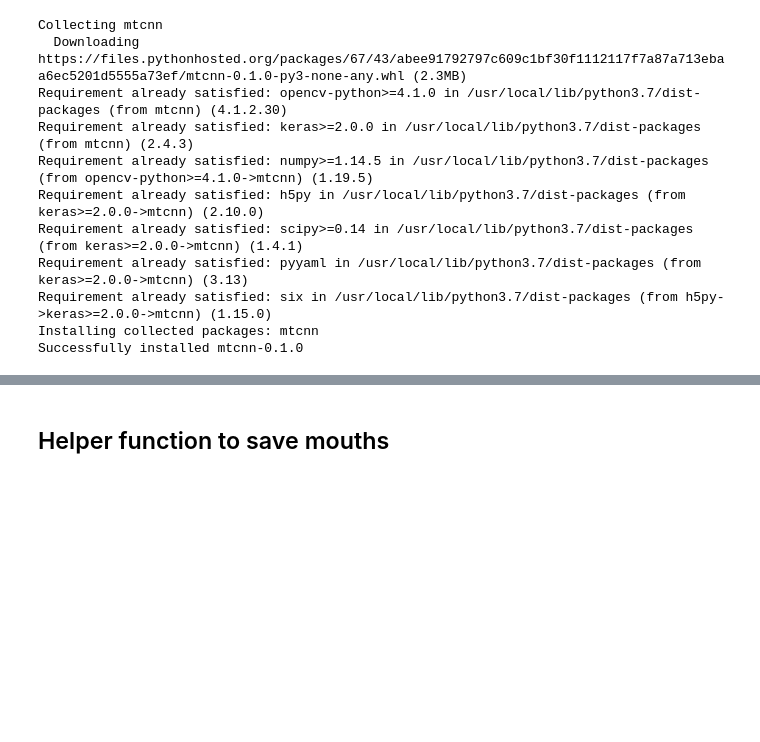
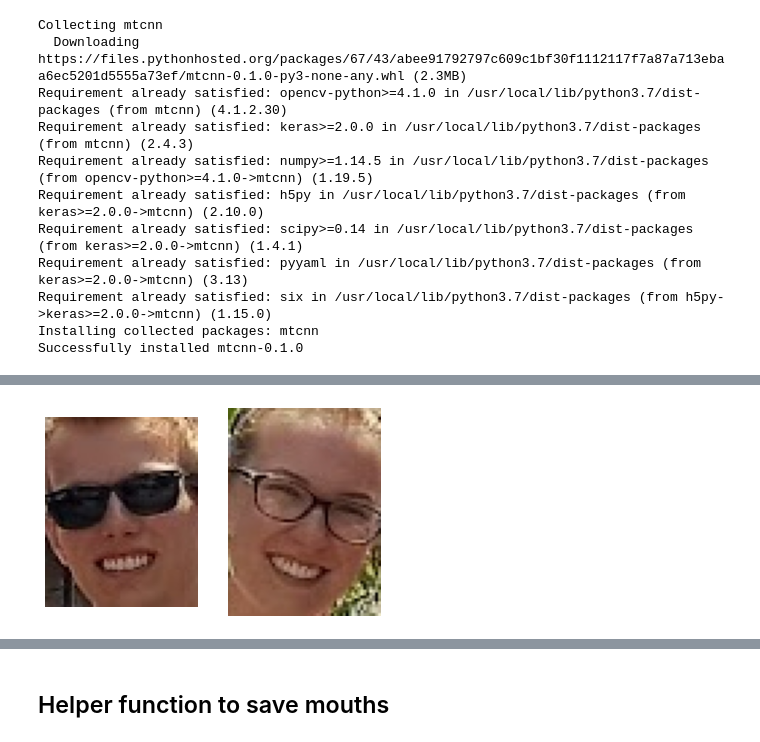
Before and after one commit to ejnunn/GAN-Research, a Jupyter notebook: notebooks/Face_Cropping.ipynb, the cells around one changed output, grey strips where cells are left out. Cells and saved outputs as stored; diff of their text form; code cells hidden in the pictures; blank space fills up the shorter version.

```diff
--- a/notebooks/Face_Cropping.ipynb
+++ b/notebooks/Face_Cropping.ipynb
@@ -227,0 +184,12 @@ WARNING:tensorflow:5 out of the last 11 calls to <function Model.make_predict_fu
+# %%
+# load image from file
+pixels = plt.imread(test_img)
+# create the detector, using default weights
+detector = MTCNN()
+# detect faces in the image
+faces = detector.detect_faces(pixels)
+# display faces on the original image
+# draw_image_with_faces(filename, faces)
+# draw_image_with_landmarks(filename, faces)
+draw_faces(test_img, faces)
+# %% [output]
@@ -227,0 +199 @@ WARNING:tensorflow:5 out of the last 11 calls to <function Model.make_predict_fu
+[figure, added]
```
Also changed, not shown: parts of 10 cells of this notebook.
